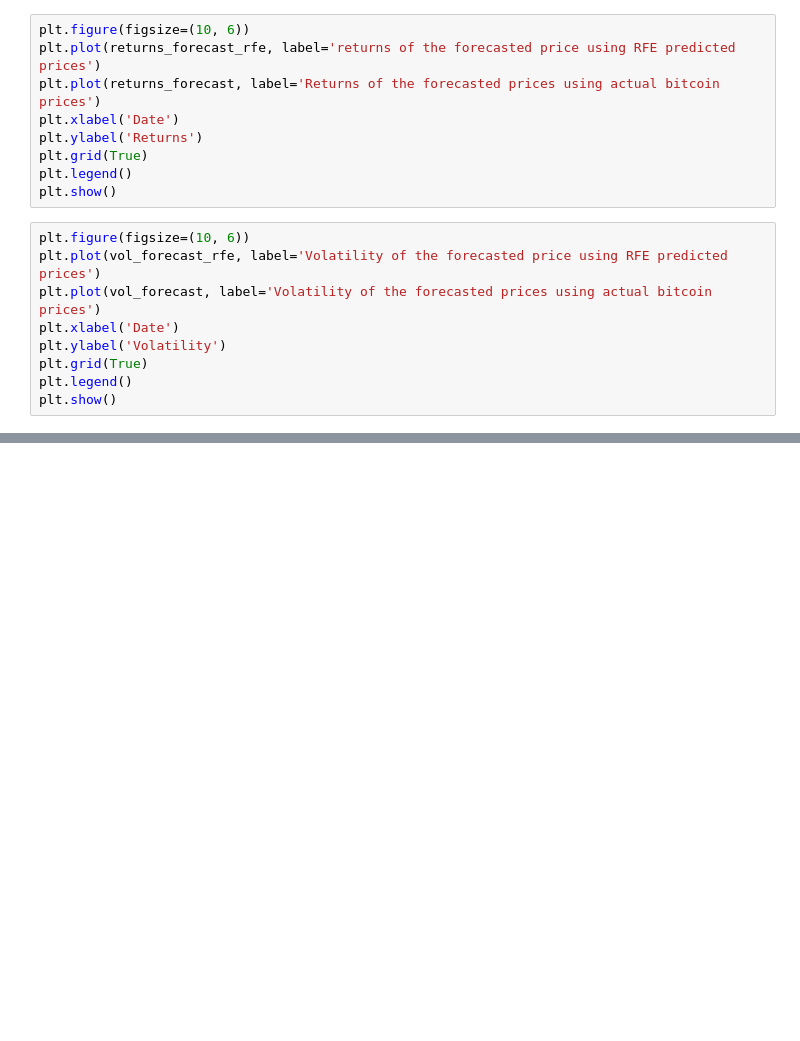
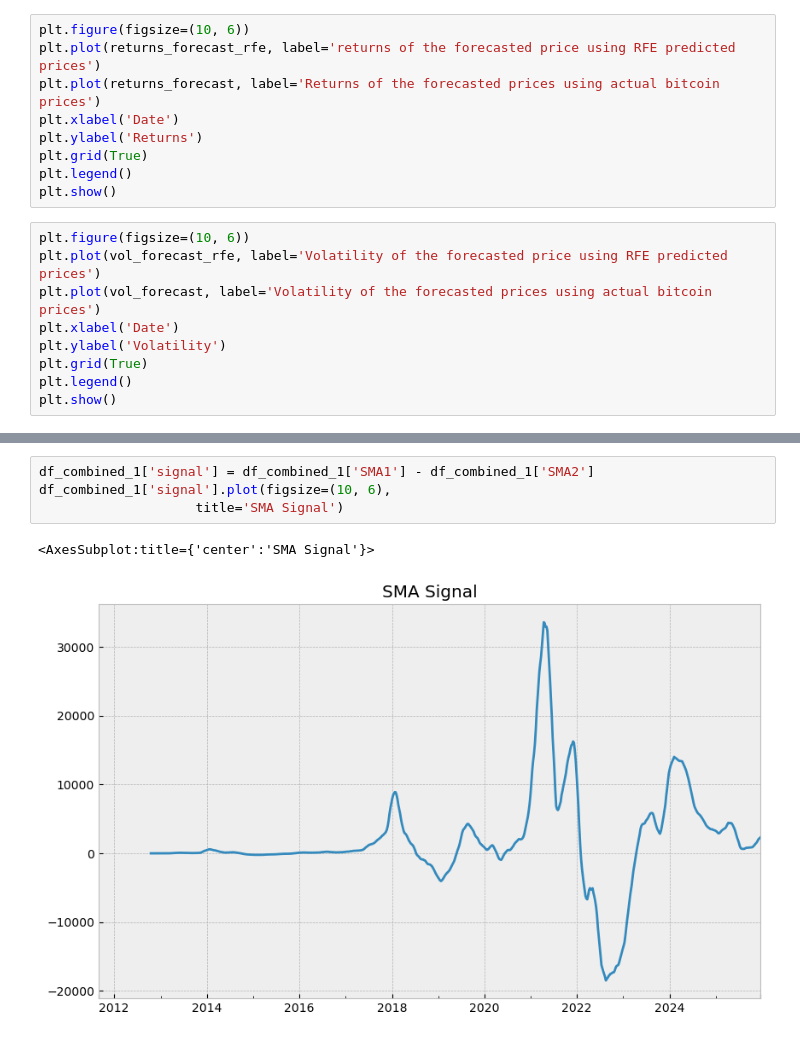
Before and after one commit to hecmaximebailloud/repo_ADA_project, a Jupyter notebook: Projet_data_test.ipynb, the cells around one changed output, grey strips where cells are left out. Drawn from its saved outputs; the diff is of its cells as text; blank space fills up the shorter version.

```diff
--- a/Projet_data_test.ipynb
+++ b/Projet_data_test.ipynb
@@ -1003,0 +1075,7 @@ plt.show()
+# %%
+df_combined_1['signal'] = df_combined_1['SMA1'] - df_combined_1['SMA2']
+df_combined_1['signal'].plot(figsize=(10, 6),
+                    title='SMA Signal')
+# %% [output]
+<AxesSubplot:title={'center':'SMA Signal'}>
+[figure, added]
```
Also changed, not shown: parts of 9 cells of this notebook.
